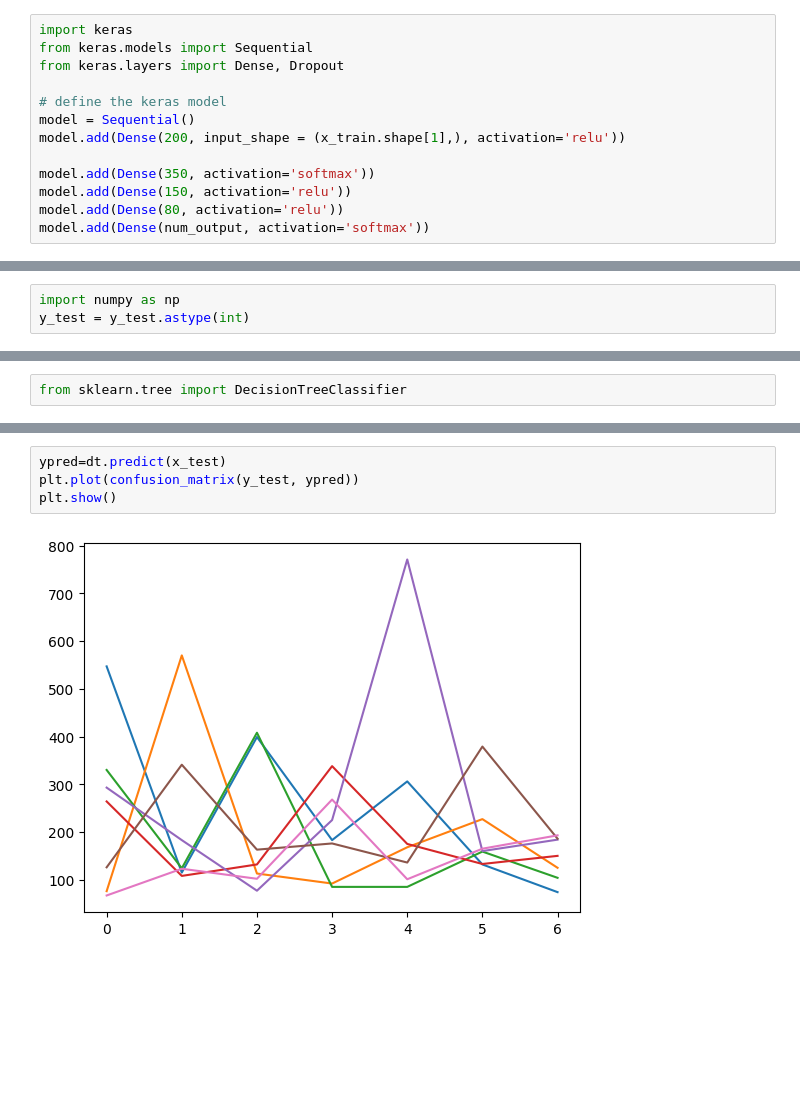
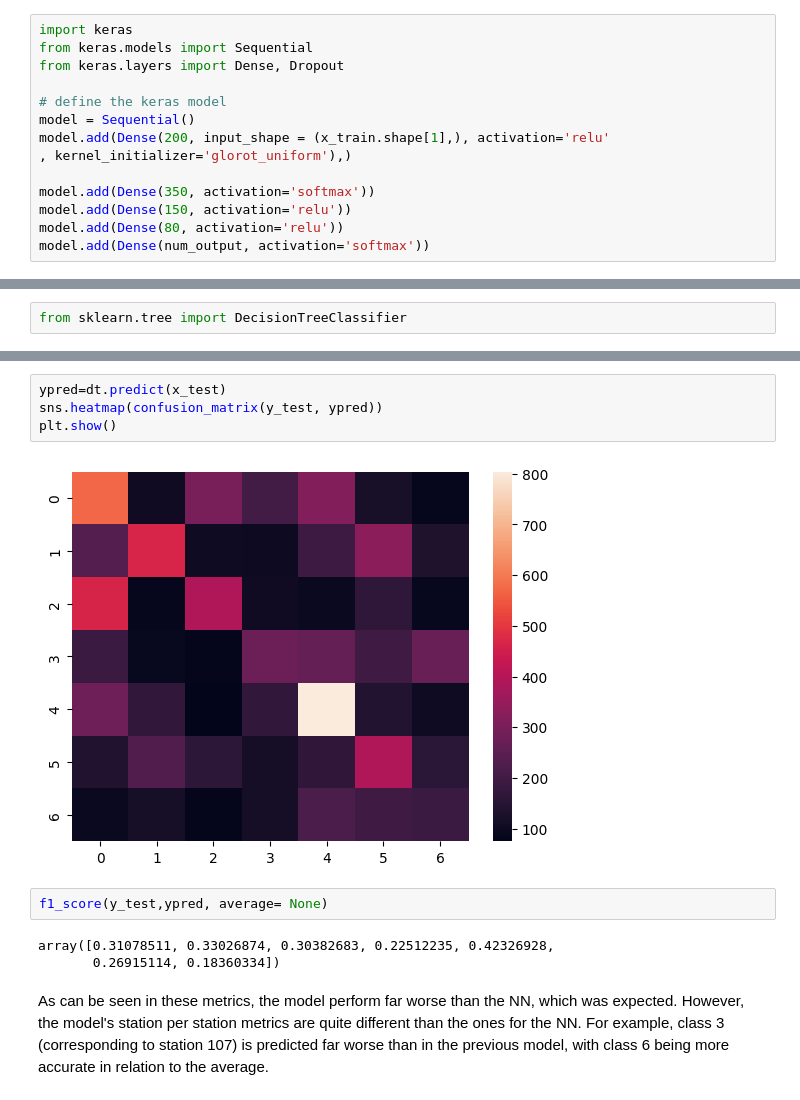
Before and after one commit to ivans14/BA_proj, a Jupyter notebook: NN.ipynb, the cells around one changed output, grey strips where cells are left out. Cells and saved outputs as stored; diff of their text form; blank space fills up the shorter version.

```diff
--- a/NN.ipynb
+++ b/NN.ipynb
@@ -373,7 +342,8 @@ from keras.layers import Dense, Dropout
 
 # define the keras model
 model = Sequential()
-model.add(Dense(200, input_shape = (x_train.shape[1],), activation='relu'))
+model.add(Dense(200, input_shape = (x_train.shape[1],), activation='relu'
+, kernel_initializer='glorot_uniform'),)
 
 model.add(Dense(350, activation='softmax'))
 model.add(Dense(150, activation='relu'))
@@ -424,3 +393,0 @@ array([0.37291961, 0.49205252, 0.50937734, 0.41869301, 0.5138539 ,
-# %%
-import numpy as np
-y_test = y_test.astype(int)
@@ -447,6 +416,14 @@ array([[0],
 # %%
 ypred=dt.predict(x_test)
-plt.plot(confusion_matrix(y_test, ypred))
+sns.heatmap(confusion_matrix(y_test, ypred))
 plt.show()
 # %% [output]
-[figure, old version]
+[figure, new version]
+# %%
+f1_score(y_test,ypred, average= None)
+# %% [output]
+array([0.31078511, 0.33026874, 0.30382683, 0.22512235, 0.42326928,
+       0.26915114, 0.18360334])
+# %% [markdown]
+As can be seen in these metrics, the model perform far worse than the NN, which was expected.
+However, the model's station per station metrics are quite different than the ones for the NN. For example, class 3 (corresponding to station 107) is predicted far worse than in the previous model, with class 6 being more accurate in relation to the average.
```
Also changed, not shown: parts of 28 cells of this notebook, 1 other file.
